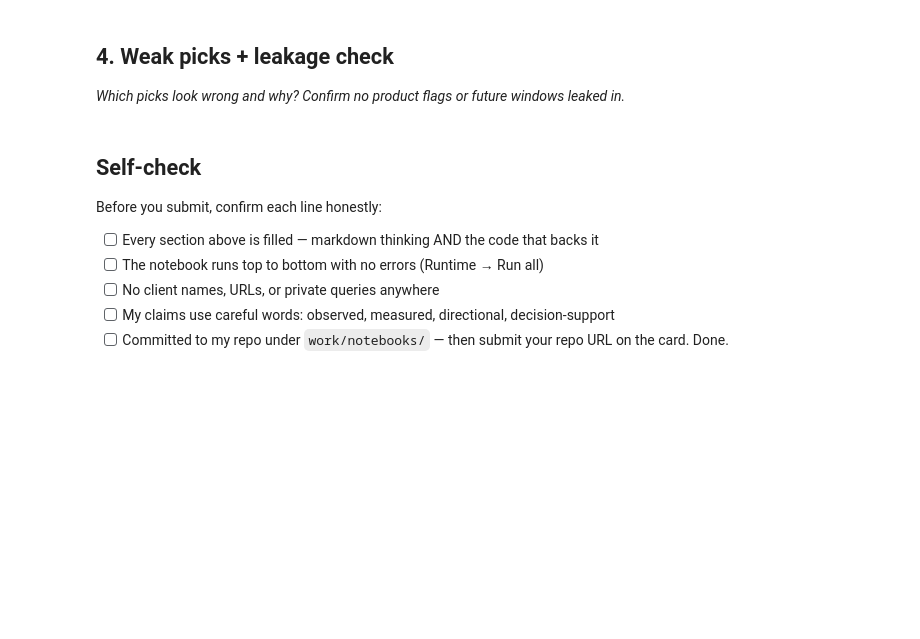
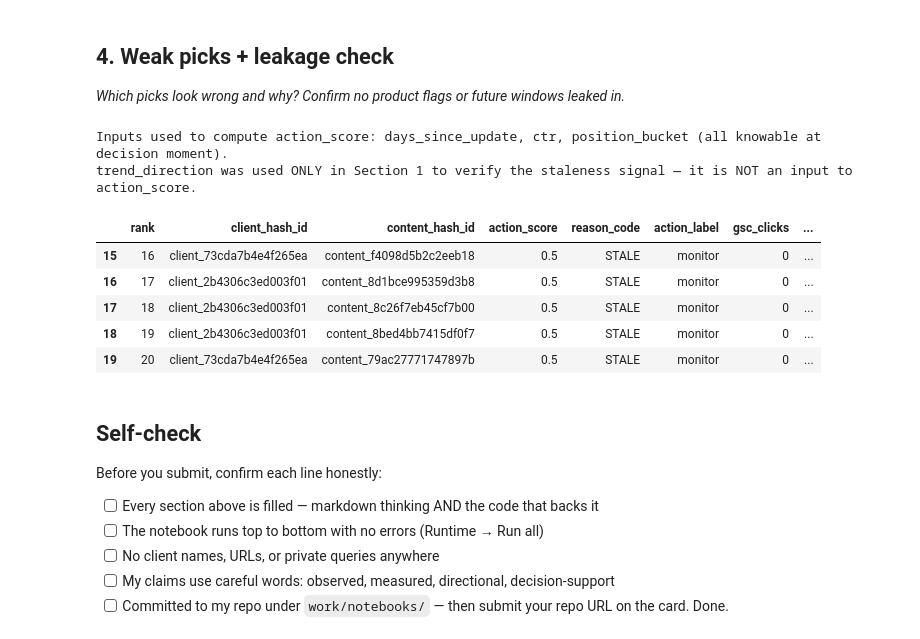
Before and after one commit to shakhaoathpappu-jpg/FlyRank-ML-Internship, a Jupyter notebook: work/notebooks/w04_baseline_score.ipynb, the cells around one changed output. Saved outputs shown, nothing was run; the diff lists cells and outputs as text; code cells hidden in the pictures; blank space fills up the shorter version.

```diff
--- a/work/notebooks/w04_baseline_score.ipynb
+++ b/work/notebooks/w04_baseline_score.ipynb
@@ -34,6 +255,22 @@ This skeleton is yours to fill. Work the sections **in order** — each one has
 # %%
 # This cell is for CODE (numbers, a query, a check).
 # Write your text answer in the cell ABOVE this one — typing sentences here breaks Run All.
+# Leakage check
+print("Inputs used to compute action_score: days_since_update, ctr, position_bucket (all knowable at decision moment).")
+print("trend_direction was used ONLY in Section 1 to verify the staleness signal — it is NOT an input to action_score.")
+assert "trend_direction" not in ["days_since_update", "ctr", "position_bucket"], "trend_direction accidentally used as a feature."
+
+# Weak-looking picks near the bottom of the top-20
+queue[output_cols].head(20).tail(5)
+# %% [output]
+Inputs used to compute action_score: days_since_update, ctr, position_bucket (all knowable at decision moment).
+trend_direction was used ONLY in Section 1 to verify the staleness signal — it is NOT an input to action_score.
+|  | rank | client_hash_id | content_hash_id | action_score | reason_code | action_label | gsc_clicks | ... |
+| 15 | 16 | client_73cda7b4e4f265ea | content_f4098d5b2c2eeb18 | 0.5 | STALE | monitor | 0 | ... |
+| 16 | 17 | client_2b4306c3ed003f01 | content_8d1bce995359d3b8 | 0.5 | STALE | monitor | 0 | ... |
+| 17 | 18 | client_2b4306c3ed003f01 | content_8c26f7eb45cf7b00 | 0.5 | STALE | monitor | 0 | ... |
+| 18 | 19 | client_2b4306c3ed003f01 | content_8bed4bb7415df0f7 | 0.5 | STALE | monitor | 0 | ... |
+| 19 | 20 | client_73cda7b4e4f265ea | content_79ac27771747897b | 0.5 | STALE | monitor | 0 | ... |
 # %% [markdown]
 ## Self-check
 
```
Also changed, not shown: parts of 7 cells of this notebook.
